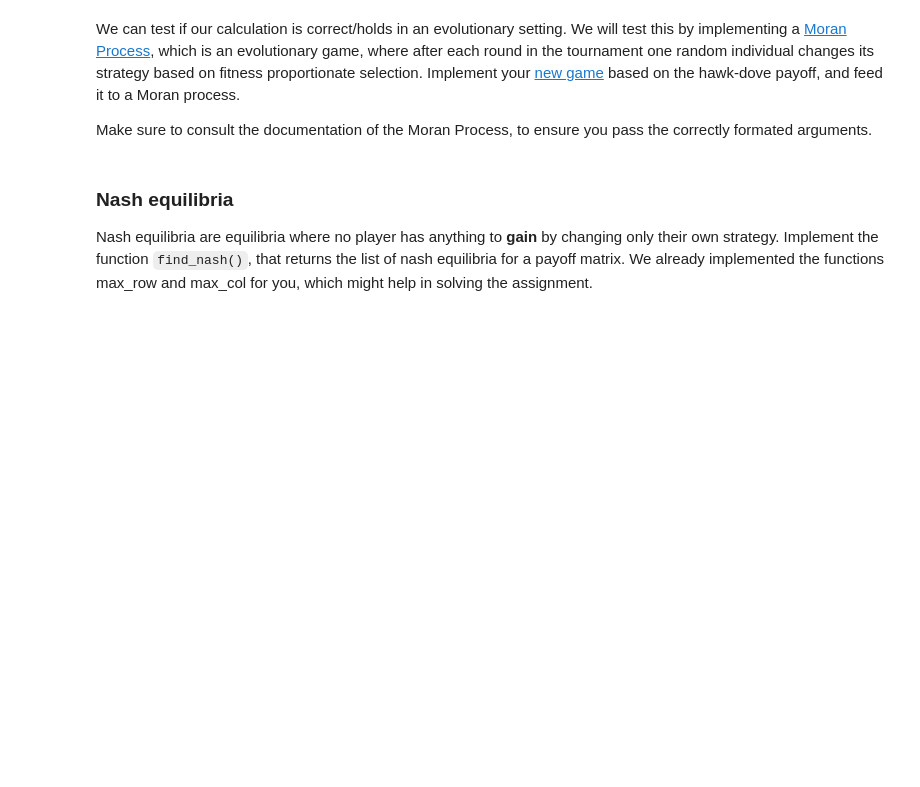
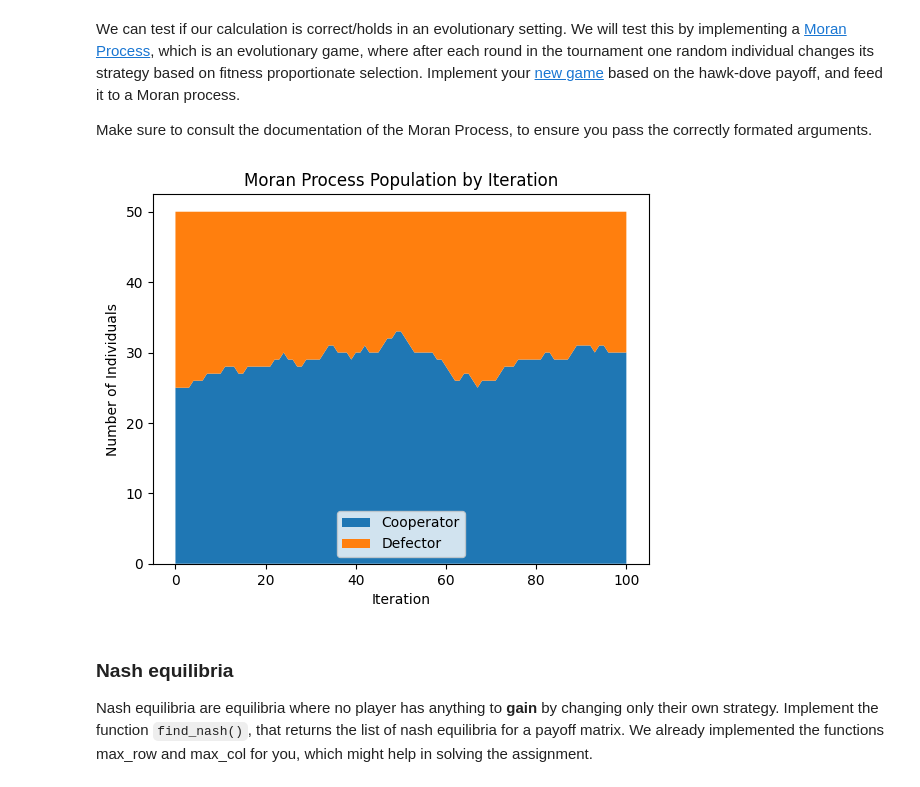
Before and after one commit to yoadvp-bit/ABM, a Jupyter notebook: Notebook_2_3/2-axelrod/2-axelrod-2.ipynb, the cells around one changed output. Drawn from its saved outputs; the diff is of its cells as text; code cells hidden in the pictures; blank space fills up the shorter version.

```diff
--- a/Notebook_2_3/2-axelrod/2-axelrod-2.ipynb
+++ b/Notebook_2_3/2-axelrod/2-axelrod-2.ipynb
@@ -178,30 +184,30 @@ Make sure to consult the documentation of the Moran Process, to ensure you pass
 # %%
 import matplotlib.pyplot as plt
 
 # Set the values
 V = 1
 C = 3
 
 # Generate for instance 25 hawks (defectors) and 25 (cooperators)
-# YOUR CODE HERE
-raise NotImplementedError()
+players = [axl.Cooperator() for _ in range(25)] + [axl.Defector() for _ in range(25)]
 
 # Implement a hawk dove game
-# YOUR CODE HERE
-raise NotImplementedError()
+hawkdove = axl.Game(V/2, 0, V, (V-C)/2)
 
 # feed the hawkdove game to the MoranProcess
 mp = axl.MoranProcess(players, turns=1, game=hawkdove)
 
 # let's see how it evolves
 iters = 100
 for _ in range(iters):
     if not mp.fixation_check():
         next(mp)
 
 # now make a pretty plot
 mp.populations_plot()
 plt.show()
+# %% [output]
+[figure, added]
 # %%
 assert "players" in vars(), "store the the strategies as variable players"
 assert all(type(player).__name__ in ['Cooperator', 'Defector'] for player in players), "only hawks and doves, please!"
```
Also changed, not shown: parts of 7 cells of this notebook, 1 other file.
